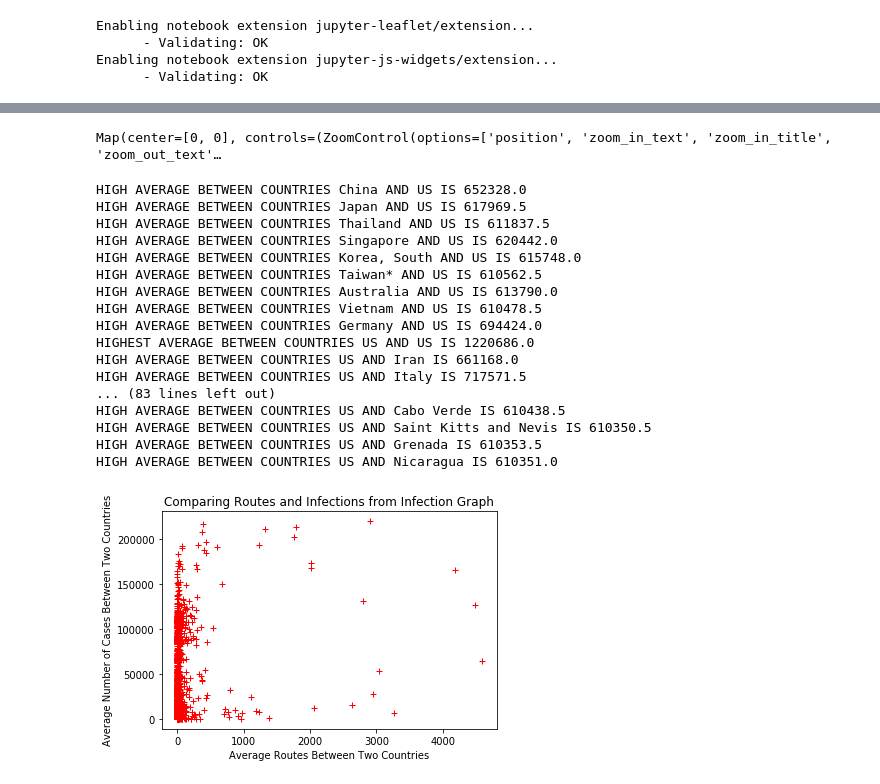
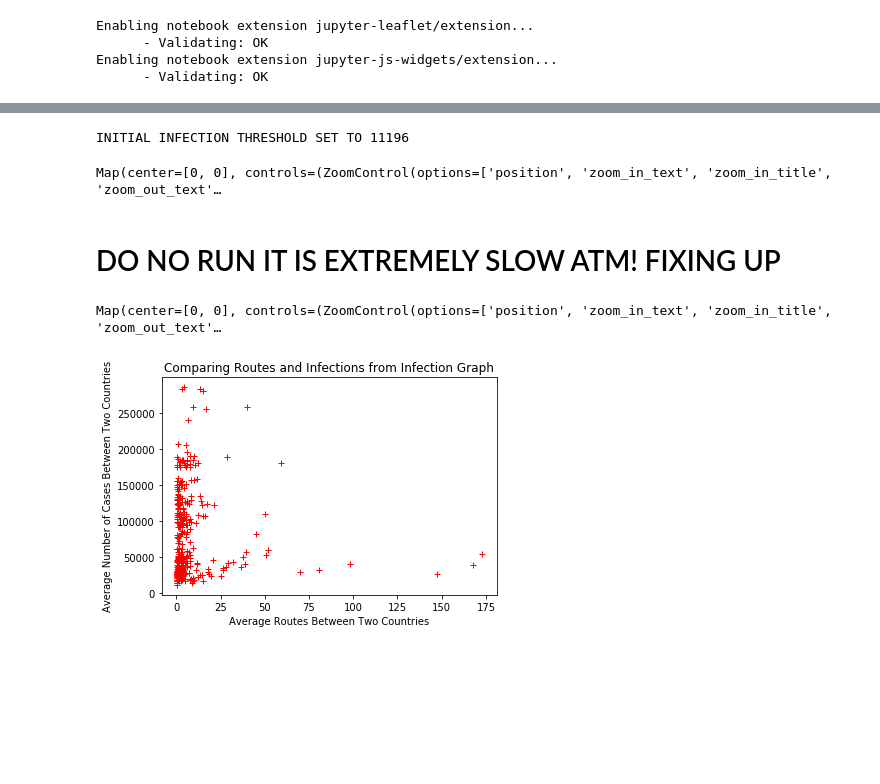
Before and after one commit to Ccamm/coronavirus_network, a Jupyter notebook: coronavirus_infection_path.ipynb, the cells around one changed output, grey strips where cells are left out. Saved outputs shown, nothing was run; the diff lists cells and outputs as text; code cells hidden in the pictures; blank space fills up the shorter version.

Commit message:
Did some more work on infection paths. Fixed some things with the routes and airport locations. However, API seems messed up atm and needs looking into

```diff
--- a/coronavirus_infection_path.ipynb
+++ b/coronavirus_infection_path.ipynb
@@ -9,11 +9,3 @@ The purpose of this notebook is to try and analyse the path of infection for COV
 2. Using time series data, add the location that first recorded infections (even if it is below the threshold).
 3. If a location becomes infected and has a direct path to another location that is infected then add an edge. If it does not have a direct path to another infected location then decrease infected_thresh and go back to step 2.
 4. Repeat step 3 for all the time series data. If all infected locations are added and the rule defined in step 3 is never broken and the graph contains x% of the countries that have recorded COVID-19
-# %%
-from covid_data import CovidData
-
-covid_data_manager = CovidData()
-
-covid_data, routes = covid_data_manager.getData(bin_region_column='country')
-data_confirmed = covid_data['confirmed']
-data_confirmed
@@ -141,3 +49,10 @@ from ipyleaflet import (
     Marker, FullScreenControl, LayersControl,
     LayerGroup, CircleMarker, Polyline
 )
+# %%
+covid_data_manager = CovidData()
+
+bin_region_column = 'state'
+covid_data, routes_data = covid_data_manager.getData(bin_region_column=bin_region_column)
+data_confirmed = covid_data['confirmed']
+data_confirmed
@@ -144 +222,7 @@ from ipyleaflet import (
+# %%
+infect_thresh = get_initial_infect_thresh(data_confirmed, 0.2)
+print("INITIAL INFECTION THRESHOLD SET TO {}".format(infect_thresh))
+infect_graphs, location_pos, max_confirmed, infected_parents = get_infection_path(data_confirmed, routes, infect_thresh, bin_region_column)
+# %% [output]
+INITIAL INFECTION THRESHOLD SET TO 11196
 # %%
@@ -193,3 +278,11 @@ infection_map.add_control(LayersControl())
 infection_map
 # %% [output]
 Map(center=[0, 0], controls=(ZoomControl(options=['position', 'zoom_in_text', 'zoom_in_title', 'zoom_out_text'…
+# %% [markdown]
+# DO NO RUN IT IS EXTREMELY SLOW ATM! FIXING UP
+# %%
+time_infection_map = Map(basemap=basemaps.OpenStreetMap.Mapnik, center=(0,0), zoom=1)
+infection_map.add_control(FullScreenControl())
+time_infection_map
+# %% [output]
+Map(center=[0, 0], controls=(ZoomControl(options=['position', 'zoom_in_text', 'zoom_in_title', 'zoom_out_text'…
@@ -196,57 +316,41 @@ Map(center=[0, 0], controls=(ZoomControl(options=['position', 'zoom_in_text', 'z
 # %%
 import matplotlib.pyplot as plt
 def plot_latest_routes_to_cases(infect_graphs, routes, data_confirmed):
     latest_date = data_confirmed.columns[-1]
     infect_graph = infect_graphs[latest_date]
 
     avg_routes_between = []
     avg_cases_between = []
     for c1, c2 in infect_graph.edges:
+        c1_to_c2_bool_map, c2_to_c1_bool_map = route_indexes_between_nodes(c1, c2, routes, bin_region_column)
         try:
-            c1_to_c2 = routes.loc[(routes['DepartCountry/Region'] ==  c1) & (routes['ArrivalCountry/Region'] == c2)]['NumberOfRoutes'].tolist()[0]
+            c1_to_c2 = routes.loc[c1_to_c2_bool_map]['NumberOfRoutes'].tolist()[0]
         except:
             c1_to_c2 = 0
         try:
-            c2_to_c1 = routes.loc[(routes['ArrivalCountry/Region'] ==  c1) & (routes['DepartCountry/Region'] == c2)]['NumberOfRoutes'].tolist()[0]
+            c2_to_c1 = routes.loc[c2_to_c1_bool_map]['NumberOfRoutes'].tolist()[0]
         except:
             c2_to_c1 = 0
 
         avg_r_between = (c1_to_c2 + c2_to_c1)/2
-        c1_cases = data_confirmed.loc[data_confirmed['Country/Region'] == c1][latest_date].tolist()[0]
-        c2_cases = data_confirmed.loc[data_confirmed['Country/Region'] == c2][latest_date].tolist()[0]
+        c1_cases = get_cases_on_date(c1, data_confirmed, latest_date, bin_region_column).tolist()[0]
+        c2_cases = get_cases_on_date(c2, data_confirmed, latest_date, bin_region_column).tolist()[0]
         avg_cases = (c1_cases + c2_cases)/2
-        if avg_cases > 1000000:
-            print("HIGHEST AVERAGE BETWEEN COUNTRIES {} AND {} IS {}".format(c1, c2, avg_cases))
-            continue
-        if avg_cases > 500000:
-            print("HIGH AVERAGE BETWEEN COUNTRIES {} AND {} IS {}".format(c1, c2, avg_cases))
-            continue
+#         if avg_cases > 1000000:
+#             print("HIGHEST AVERAGE BETWEEN LOCATIONS {} AND {} IS {}".format(c1, c2, avg_cases))
+#             #continue
+#         if avg_cases > 500000:
+#             print("HIGH AVERAGE BETWEEN LOCATIONS {} AND {} IS {}".format(c1, c2, avg_cases))
+#             #continue
 
         avg_routes_between.append(avg_r_between)
         avg_cases_between.append(avg_cases)
 
     plt.plot(avg_routes_between, avg_cases_between, 'r+')
     plt.title("Comparing Routes and Infections from Infection Graph")
     plt.xlabel("Average Routes Between Two Countries")
     plt.ylabel("Average Number of Cases Between Two Countries")
 
 plot_latest_routes_to_cases(infect_graphs, routes, data_confirmed)
 # %% [output]
-HIGH AVERAGE BETWEEN COUNTRIES China AND US IS 652328.0
-HIGH AVERAGE BETWEEN COUNTRIES Japan AND US IS 617969.5
-HIGH AVERAGE BETWEEN COUNTRIES Thailand AND US IS 611837.5
-HIGH AVERAGE BETWEEN COUNTRIES Singapore AND US IS 620442.0
-HIGH AVERAGE BETWEEN COUNTRIES Korea, South AND US IS 615748.0
-HIGH AVERAGE BETWEEN COUNTRIES Taiwan* AND US IS 610562.5
-HIGH AVERAGE BETWEEN COUNTRIES Australia AND US IS 613790.0
-HIGH AVERAGE BETWEEN COUNTRIES Vietnam AND US IS 610478.5
-HIGH AVERAGE BETWEEN COUNTRIES Germany AND US IS 694424.0
-HIGHEST AVERAGE BETWEEN COUNTRIES US AND US IS 1220686.0
-HIGH AVERAGE BETWEEN COUNTRIES US AND Iran IS 661168.0
-HIGH AVERAGE BETWEEN COUNTRIES US AND Italy IS 717571.5
-... (83 lines left out)
-HIGH AVERAGE BETWEEN COUNTRIES US AND Cabo Verde IS 610438.5
-HIGH AVERAGE BETWEEN COUNTRIES US AND Saint Kitts and Nevis IS 610350.5
-HIGH AVERAGE BETWEEN COUNTRIES US AND Grenada IS 610353.5
-HIGH AVERAGE BETWEEN COUNTRIES US AND Nicaragua IS 610351.0
-[figure, old version]
+[figure, new version]
```
Also changed, not shown: parts of 14 cells of this notebook, 24 other files.
